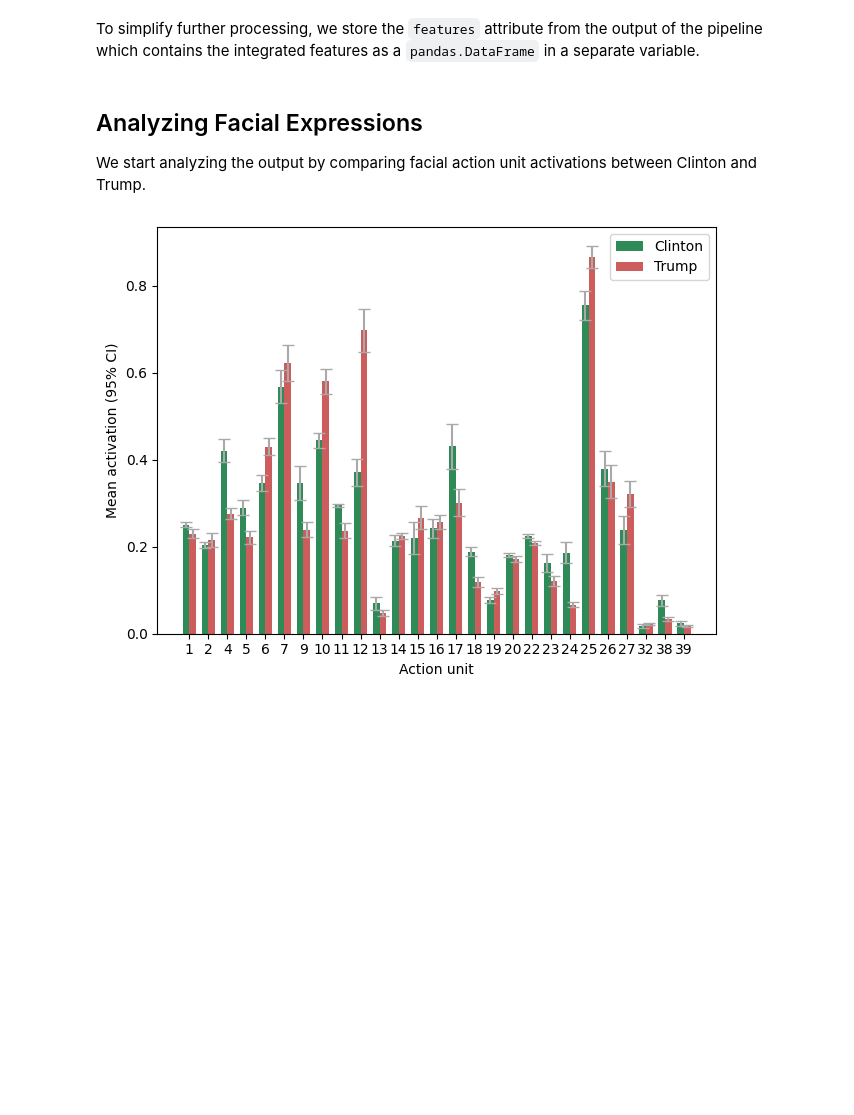
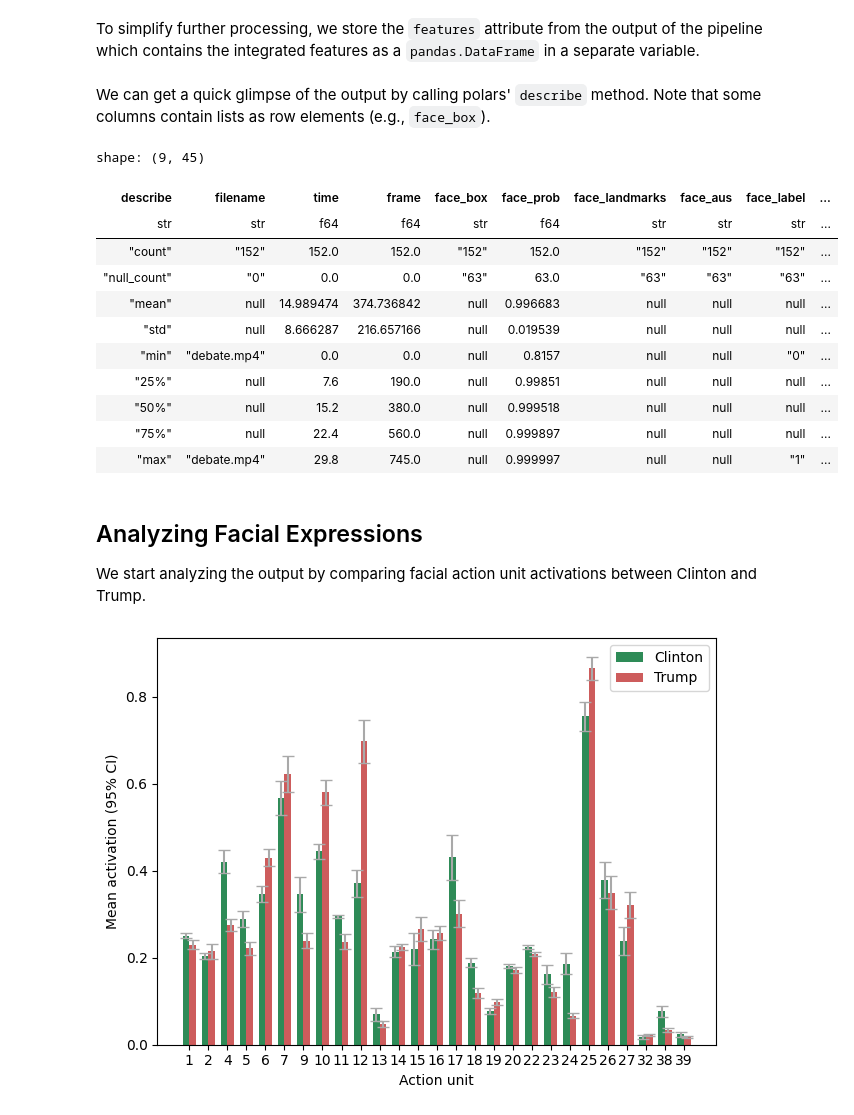
Before and after one commit to mexca/mexca, a Jupyter notebook: examples/example_emotion_feature_extraction.ipynb, the cells around one changed output. Cells and saved outputs as stored; diff of their text form; code cells hidden in the pictures; blank space fills up the shorter version.

```diff
--- a/examples/example_emotion_feature_extraction.ipynb
+++ b/examples/example_emotion_feature_extraction.ipynb
@@ -48,7 +49,7 @@ For the audio processing, we create two components: The `SpeakerIdentifierContai
 # %%
 speaker_identifier = SpeakerIdentifierContainer(
     num_speakers=n_clusters,
-    use_auth_token="HF_TOKEN" # Replace this string with your token
+    use_auth_token=os.environ["HF_TOKEN"] #"HF_TOKEN" # Replace this string with your token
 )
 # %% [markdown]
 The `VoiceExtractorContainer` calculates the voice pitch (fundamental frequency F0) which is an emotion expression feature.
@@ -111,6 +112,23 @@ torchvision is not available - cannot save figures
 To simplify further processing, we store the `features` attribute from the output of the pipeline which contains the integrated features as a `pandas.DataFrame` in a separate variable.
 # %%
 output_df = output.features
+# %% [markdown]
+We can get a quick glimpse of the output by calling polars' `describe` method. Note that some columns contain lists as row elements (e.g., `face_box`).
+# %%
+output_df.collect().describe()
+# %% [output]
+shape: (9, 45)
+| describe | filename | time | frame | face_box | face_prob | face_landmarks | face_aus | face_label | ... |
+| str | str | f64 | f64 | str | f64 | str | str | str | ... |
+| "count" | "152" | 152.0 | 152.0 | "152" | 152.0 | "152" | "152" | "152" | ... |
+| "null_count" | "0" | 0.0 | 0.0 | "63" | 63.0 | "63" | "63" | "63" | ... |
+| "mean" | null | 14.989474 | 374.736842 | null | 0.996683 | null | null | null | ... |
+| "std" | null | 8.666287 | 216.657166 | null | 0.019539 | null | null | null | ... |
+| "min" | "debate.mp4" | 0.0 | 0.0 | null | 0.8157 | null | null | "0" | ... |
+| "25%" | null | 7.6 | 190.0 | null | 0.99851 | null | null | null | ... |
+| "50%" | null | 15.2 | 380.0 | null | 0.999518 | null | null | null | ... |
+| "75%" | null | 22.4 | 560.0 | null | 0.999897 | null | null | null | ... |
+| "max" | "debate.mp4" | 29.8 | 745.0 | null | 0.999997 | null | null | "1" | ... |
 # %% [markdown]
 ## Analyzing Facial Expressions
 
```
Also changed, not shown: parts of 13 cells of this notebook.
